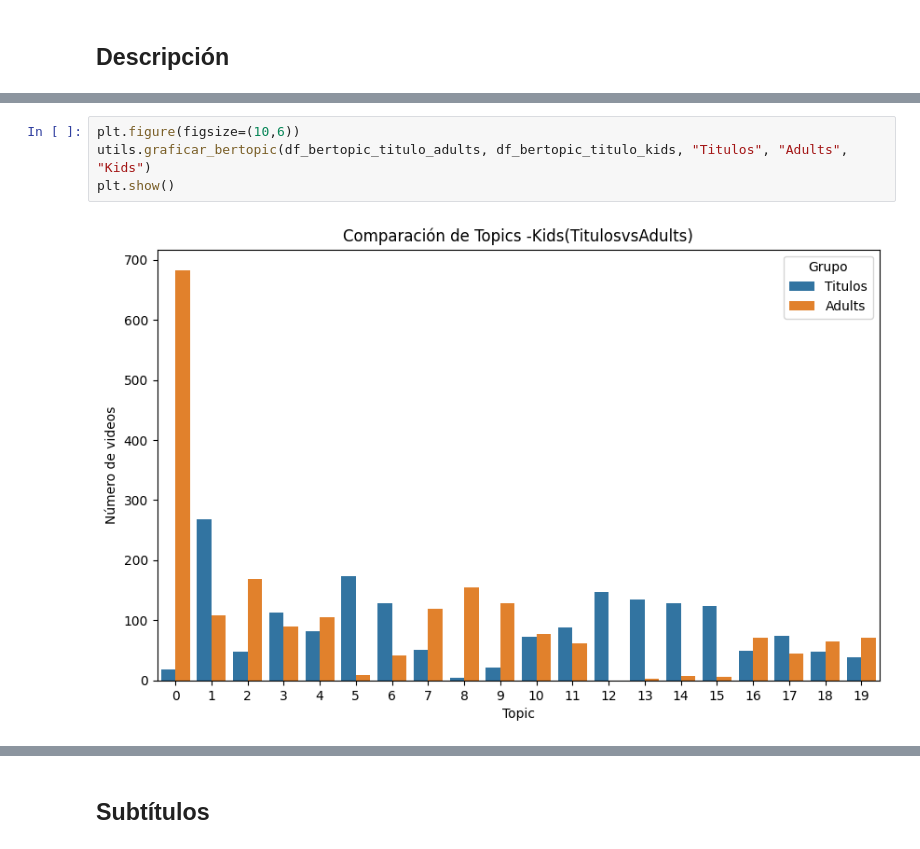
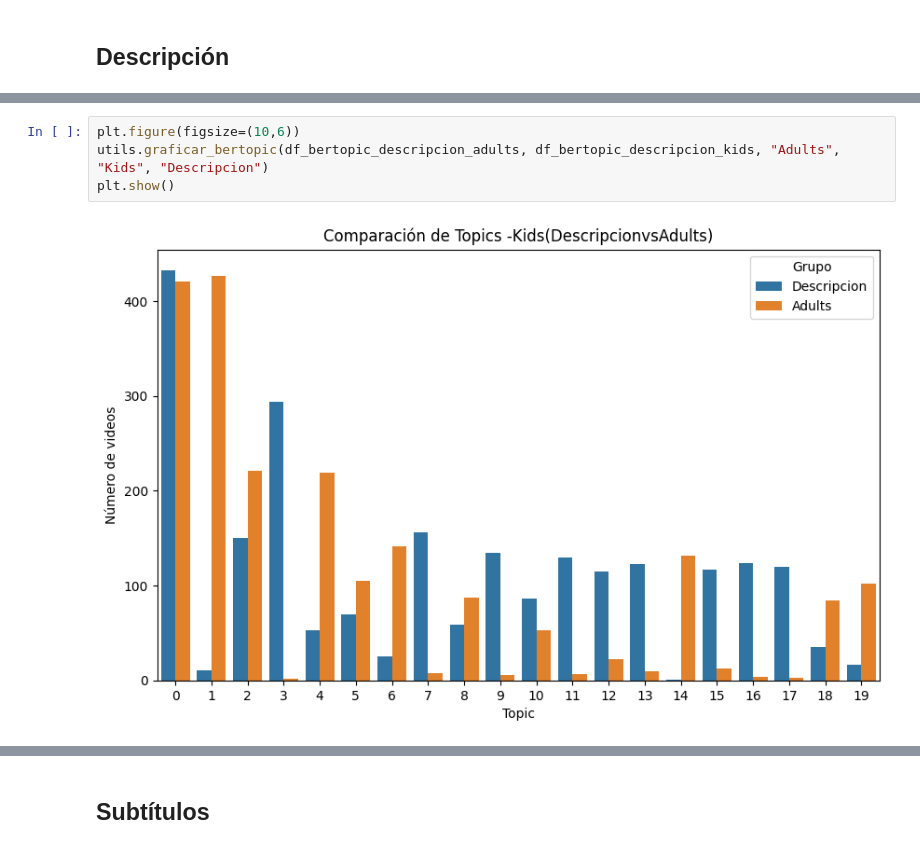
Before and after one commit to UCM-GIDIA-PD1/c2526-R1, a Jupyter notebook: src/analisis_kids.ipynb, the cells around one changed output, grey strips where cells are left out. Drawn from its saved outputs; the diff is of its cells as text.

```diff
--- a/src/analisis_kids.ipynb
+++ b/src/analisis_kids.ipynb
@@ -544,6 +548,6 @@ Notes:
 # %%
 plt.figure(figsize=(10,6))
-utils.graficar_bertopic(df_bertopic_titulo_adults, df_bertopic_titulo_kids, "Titulos", "Adults", "Kids")
+utils.graficar_bertopic(df_bertopic_descripcion_adults, df_bertopic_descripcion_kids, "Adults", "Kids", "Descripcion")
 plt.show()
 # %% [output]
-[figure, old version]
+[figure, new version]
```
Also changed, not shown: parts of 19 cells of this notebook, 2 other files.
